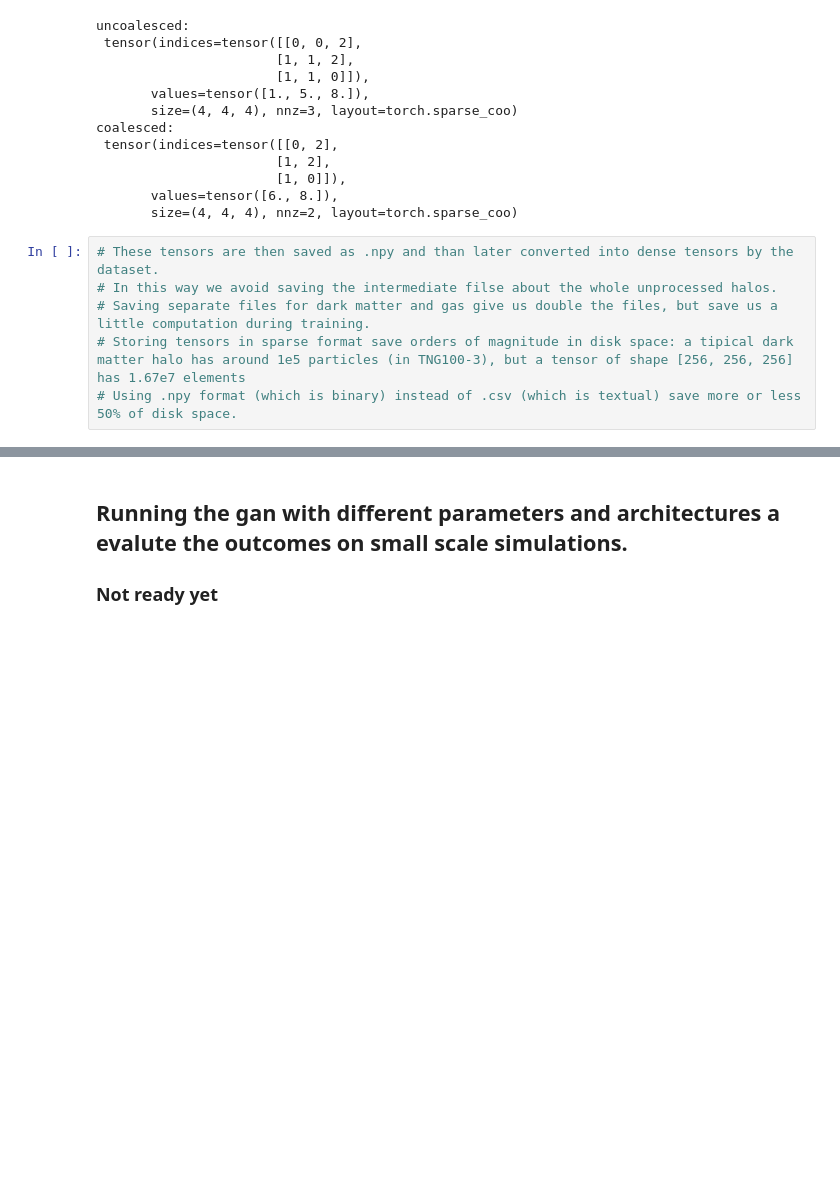
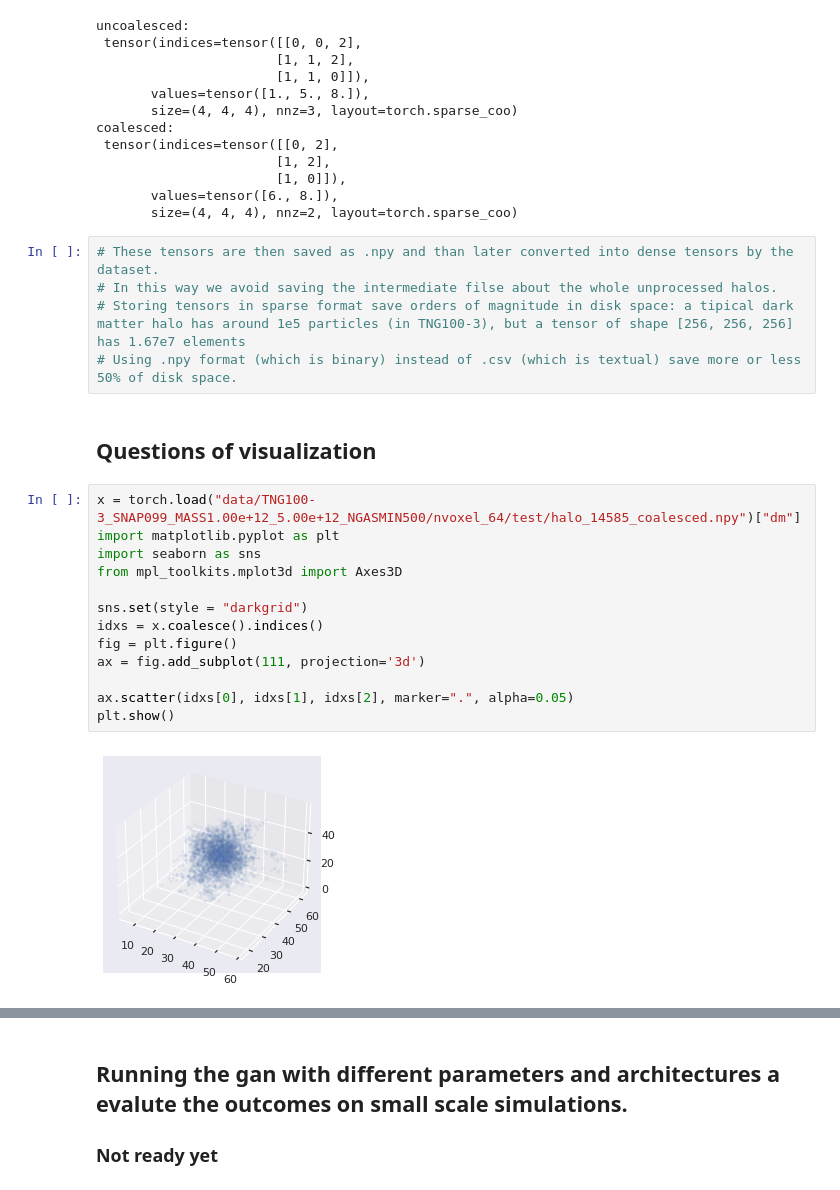
Before and after one commit to yamatteo/baryons, a Jupyter notebook: notebook.ipynb, the cells around one changed output, grey strips where cells are left out. Drawn from its saved outputs; the diff is of its cells as text; blank space fills up the shorter version.

```diff
--- a/notebook.ipynb
+++ b/notebook.ipynb
@@ -152,6 +152,22 @@ coalesced:
 # %%
 # These tensors are then saved as .npy and than later converted into dense tensors by the dataset.
 # In this way we avoid saving the intermediate filse about the whole unprocessed halos.
-# Saving separate files for dark matter and gas give us double the files, but save us a little computation during training.
 # Storing tensors in sparse format save orders of magnitude in disk space: a tipical dark matter halo has around 1e5 particles (in TNG100-3), but a tensor of shape [256, 256, 256] has 1.67e7 elements
 # Using .npy format (which is binary) instead of .csv (which is textual) save more or less 50% of disk space.
+# %% [markdown]
+## Questions of visualization
+# %%
+x = torch.load("data/TNG100-3_SNAP099_MASS1.00e+12_5.00e+12_NGASMIN500/nvoxel_64/test/halo_14585_coalesced.npy")["dm"]
+import matplotlib.pyplot as plt
+import seaborn as sns
+from mpl_toolkits.mplot3d import Axes3D
+
+sns.set(style = "darkgrid")
+idxs = x.coalesce().indices()
+fig = plt.figure()
+ax = fig.add_subplot(111, projection='3d')
+
+ax.scatter(idxs[0], idxs[1], idxs[2], marker=".", alpha=0.05)
+plt.show()
+# %% [output]
+[figure, added]
```
Also changed, not shown: parts of 1 cell of this notebook, 2 other files.
